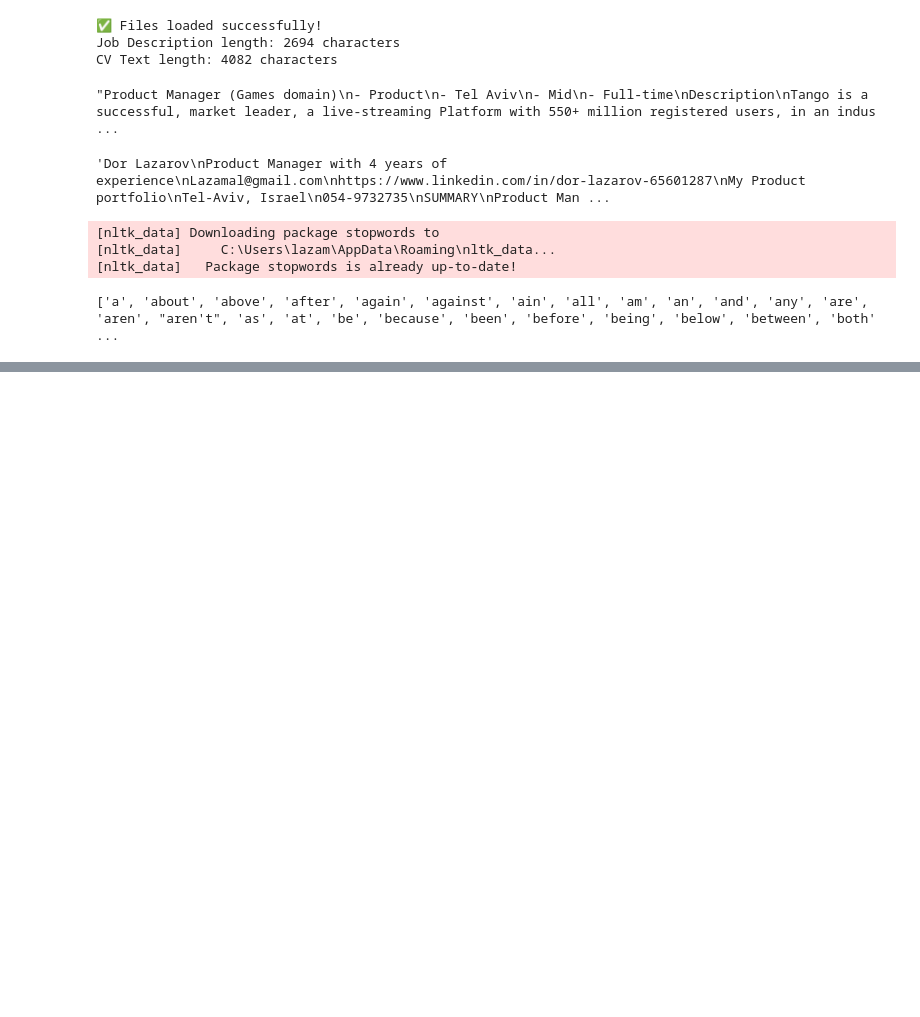
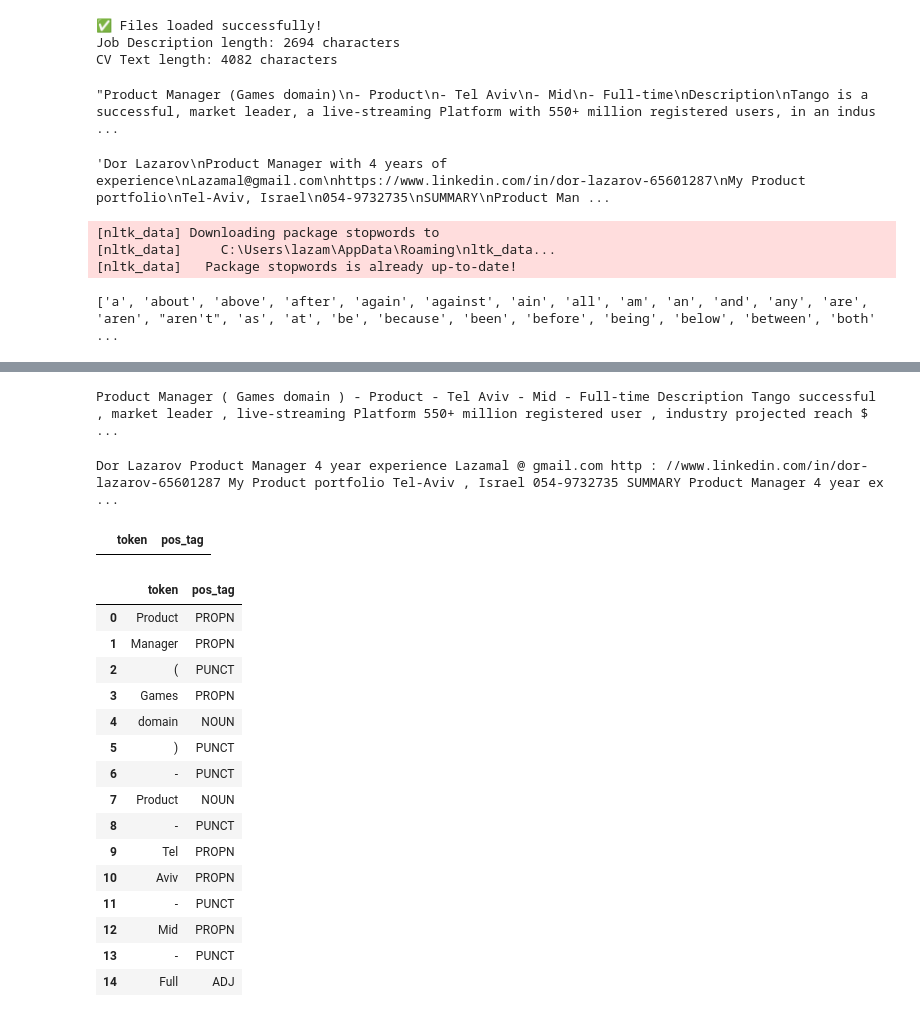
Before and after one commit to lazamal/focused-resume, a Jupyter notebook: experiments.ipynb, the cells around one changed output, grey strips where cells are left out. Saved outputs shown, nothing was run; the diff lists cells and outputs as text; code cells hidden in the pictures; blank space fills up the shorter version.

```diff
--- a/experiments.ipynb
+++ b/experiments.ipynb
@@ -54,0 +103,3 @@ cv_text_no_stopwords
+# %%
+job_tokens_clean =  sum(df['lemmatized_job'], [])
+cv_tokens_clean =  sum(df['lemmatized_cv'], [])
@@ -54,0 +215,12 @@ cv_text_no_stopwords
+# %%
+print(job_spacy_doc)
+# %% [output]
+Product Manager ( Games domain ) - Product - Tel Aviv - Mid - Full-time Description Tango successful , market leader , live-streaming Platform 550+ million registered user , industry projected reach $ ...
+# %%
+print(cv_spacy_doc)
+# %% [output]
+Dor Lazarov Product Manager 4 year experience Lazamal @ gmail.com http : //www.linkedin.com/in/dor-lazarov-65601287 My Product portfolio Tel-Aviv , Israel 054-9732735 SUMMARY Product Manager 4 year ex ...
+# %%
+job_pos_df.head()
+# %% [output]
+|  | token | pos_tag |
@@ -54,0 +235,19 @@ cv_text_no_stopwords
+# %%
+job_pos_df.head(15)
+# %% [output]
+|  | token | pos_tag |
+| 0 | Product | PROPN |
+| 1 | Manager | PROPN |
+| 2 | ( | PUNCT |
+| 3 | Games | PROPN |
+| 4 | domain | NOUN |
+| 5 | ) | PUNCT |
+| 6 | - | PUNCT |
+| 7 | Product | NOUN |
+| 8 | - | PUNCT |
+| 9 | Tel | PROPN |
+| 10 | Aviv | PROPN |
+| 11 | - | PUNCT |
+| 12 | Mid | PROPN |
+| 13 | - | PUNCT |
+| 14 | Full | ADJ |
```
Also changed, not shown: parts of 30 cells of this notebook, 2 other files.
